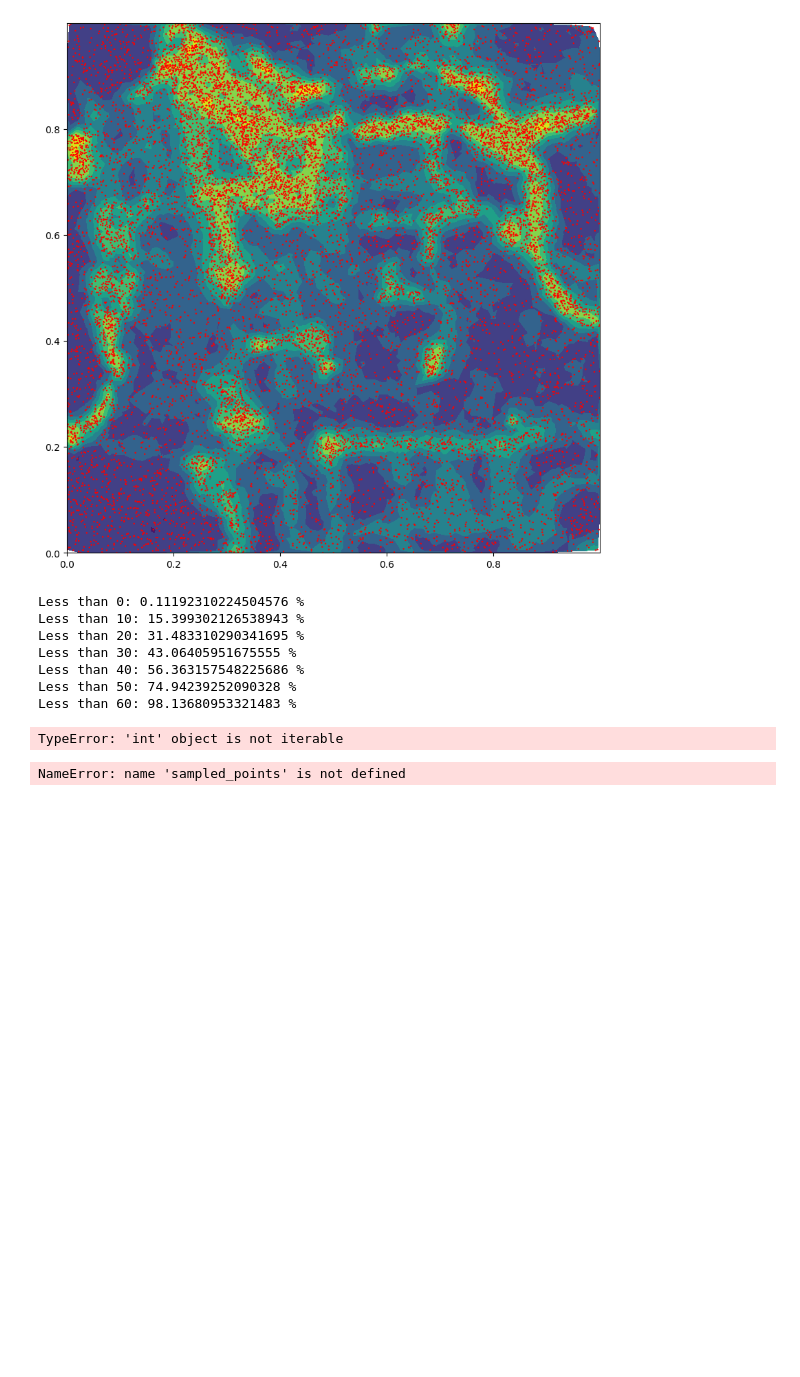
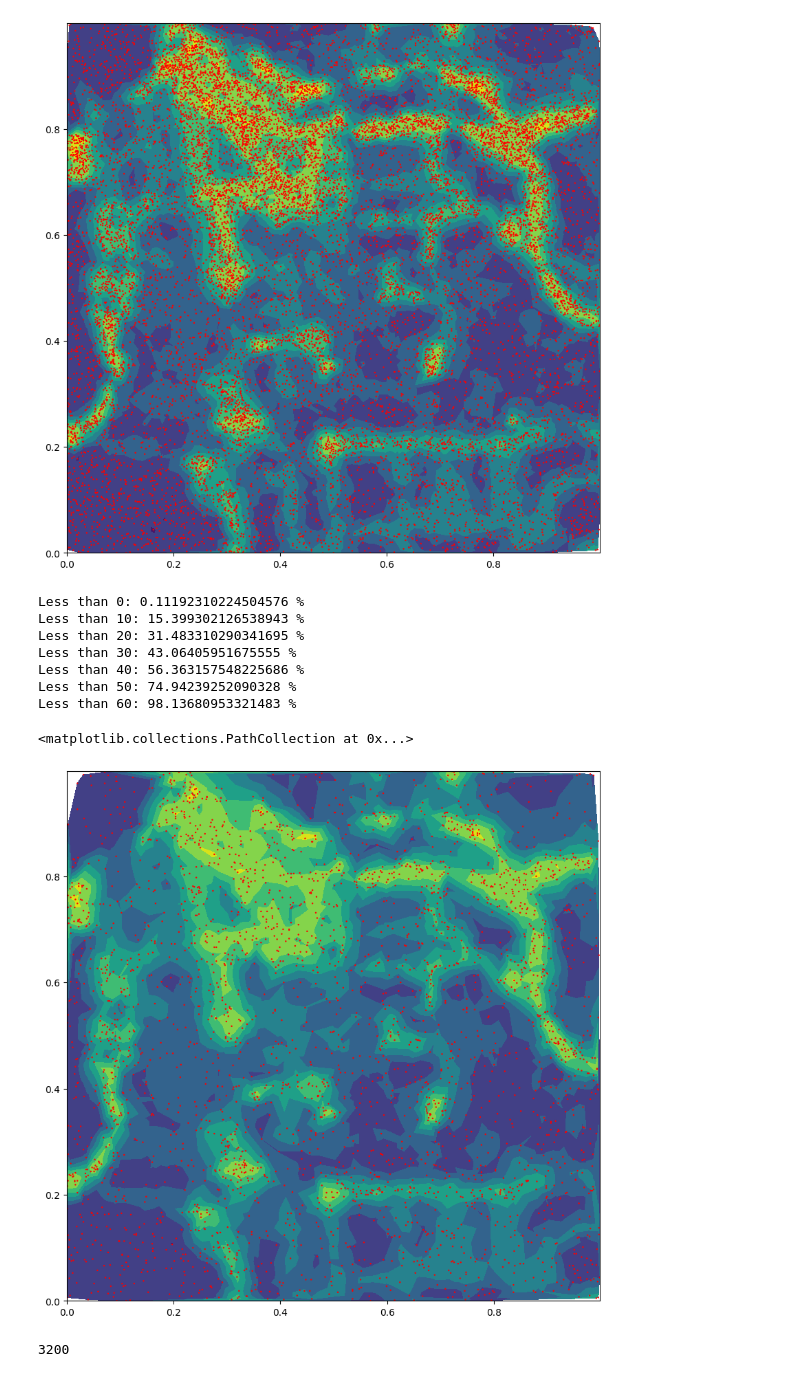
Before and after one commit to senecobis/PAI_tasks, a Jupyter notebook: task1_handout_d3d63876/model_selection.ipynb, the cells around one changed output. Drawn from its saved outputs; the diff is of its cells as text; code cells hidden in the pictures; blank space fills up the shorter version.

Commit message:
grid sample

```diff
--- a/task1_handout_d3d63876/model_selection.ipynb
+++ b/task1_handout_d3d63876/model_selection.ipynb
@@ -44,3 +34,8 @@ res_lat = (lat_bound[1]-lat_bound[0])/rows
+# %%
+tot_points = 7500
+rows = 4
+cols = 4
+max_points_per_cell = tot_points // (rows*cols)
 # %%
 for i in range(0, 64, 10):
     print(f"Less than {i}: {100*sum(train_GT<i)/len(train_GT)} %")
@@ -56,30 +51,40 @@ Less than 60: 98.13680953321483 %
 from collections import defaultdict
 from random import sample
 
+def sample_grid(X, Y, Z, rows=5, cols=5):
+    x_bound = [min(X),max(X)]
+    y_bound = [min(Y),max(Y)]
 
-LUT_data = defaultdict(lambda: list())
+    res_x = (x_bound[1]-x_bound[0])/cols
+    res_y = (y_bound[1]-y_bound[0])/rows
+    LUT_data = defaultdict(lambda: list())
+    for idx, z in enumerate(Z):
+        x = X[idx]
+        y = Y[idx]
+        col = x // res_x
+        row = y // res_y
+        LUT_data[(row, col)].append((x, y, z))
 
-for idx, val in enumerate(train_GT):
-    lon = lon_train[idx]
-    lat = lat_train[idx]
-    row = lon // res_lon
-    col = lat // res_lat
-    LUT_data[(row,col)].append((lon, lat, val))
-
-sampled_points = []
-for r in range(rows):
-    for c in range(cols):
-        points = LUT_data[(r,c)]
-        sampled_points.extend(sample(points, k=min(max_points_per_cell, len(points))))
+    sampled_points = []
+    for r in range(rows):
+        for c in range(cols):
+            points = LUT_data[(r,c)]
+            sampled_points.extend(sample(points, k=min(max_points_per_cell, len(points))))
+    return np.array(sampled_points)
-# %% [output]
-TypeError: 'int' object is not iterable
 # %%
-sampled_points = np.array(sampled_points)
+train_lon = train_features[:,0]
+train_lat = train_features[:,1]
+sampled_points = sample_grid(train_lon, train_lat, train_GT, rows=rows, cols=cols)
 lon_sampled = sampled_points[:,0]
 lat_sampled = sampled_points[:,1]
 GT_sampled = sampled_points[:,2]
 fig = plt.figure(figsize=(10, 10))
 plt.tricontourf(lon_sampled, lat_sampled, GT_sampled)
 plt.scatter(lon_sampled, lat_sampled, color='red', alpha=1, s=np.ones_like(GT_sampled)*0.5)
 # %% [output]
-NameError: name 'sampled_points' is not defined
+<matplotlib.collections.PathCollection at 0x...>
+[figure, added]
+# %%
+len(sampled_points)
+# %% [output]
+3200
```
Also changed, not shown: parts of 1 cell of this notebook.
